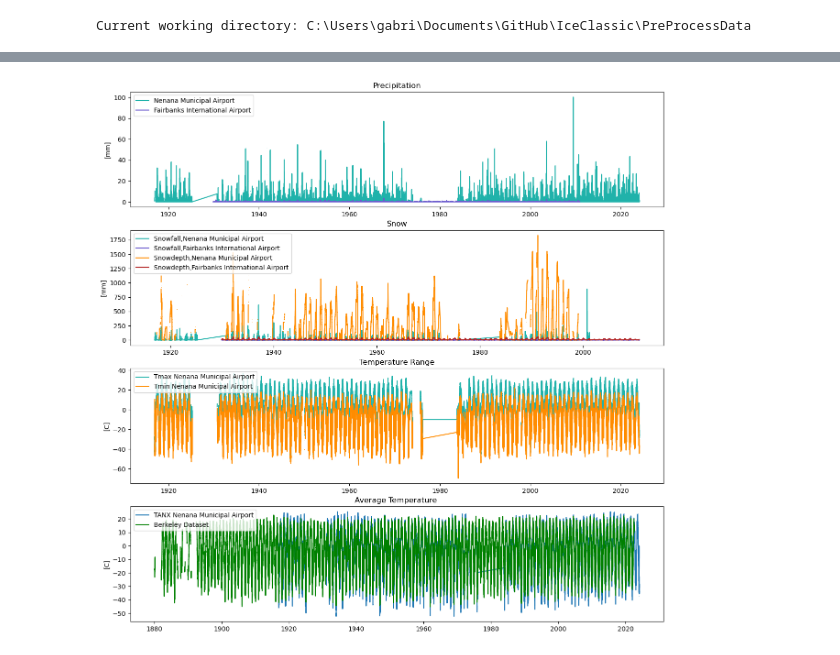
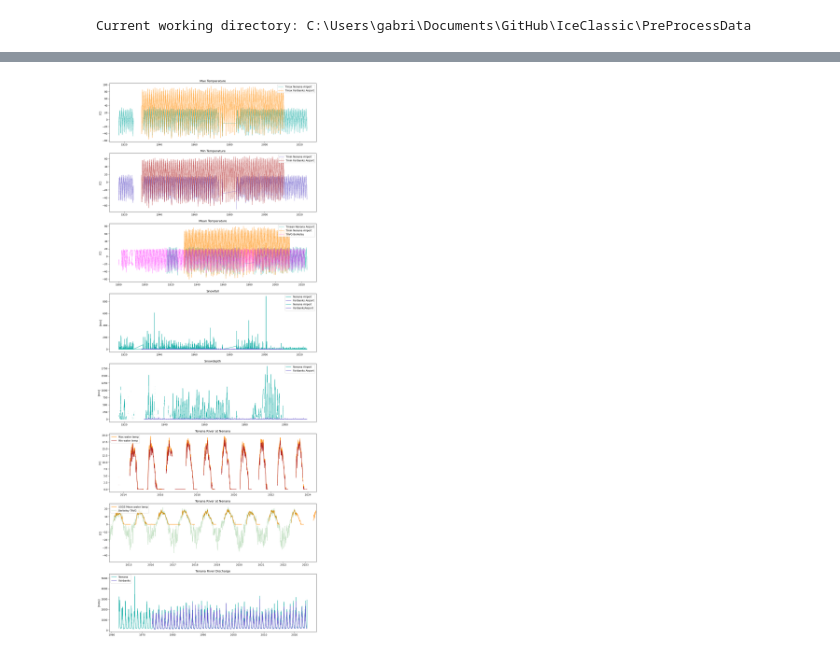
Before and after one commit to iceclassic/sandbox, a Jupyter notebook: PreProcessing.ipynb, the cells around one changed output, grey strips where cells are left out. Saved outputs shown, nothing was run; the diff lists cells and outputs as text; code cells hidden in the pictures.

Commit message:
collecting and vetting data sources

```diff
--- a/PreProcessing.ipynb
+++ b/PreProcessing.ipynb
@@ -41,10 +22,0 @@ The fixed file is adeptly called *Berkeley temp data -Fixed.txt*
-# %%
-# loading 'old'data'
-temp_berkeley= pd.read_csv('Berkeley temp -Fixed.txt',skiprows=23,index_col=0,delimiter='\t')
-temp_berkeley.index = pd.to_datetime(temp_berkeley.index, format='%Y%m%d')
-
-
-#Load 'updated' data
-
-temp_berkeley_updated=pd.read_csv('Berkeley temp data updated.txt',skiprows=48,index_col=0,delimiter=' ' ) # data created following the proceduer indicated in the following cells
-temp_berkeley_updated.index = pd.to_datetime(temp_berkeley_updated.index)
@@ -196,42 +101,83 @@ Fairbanks_pp.set_index('DATE', inplace=True)
 # %%
-fig, ax1 = plt.subplots(4,1,figsize=(15, 15))
+fig, ax1 = plt.subplots(8,1,figsize=(15, 40))
 color1='lightseagreen'
 color2='slateblue'
 color3='darkorange'
 color4='firebrick'
 
-ax1[0].plot(Nenana_pp['PRCP'],marker=',',label="Nenana Municipal Airport",color=color1)
-ax1[0].plot(Fairbanks_pp['PRCP'],marker=',',label="Fairbanks International Airport",color=color2)
+
+
+ax1[0].plot(Nenana_pp['TMAX'],marker=',',label="Tmax Nenana Airport",color=color1,alpha=0.5)
+ax1[0].plot(Fairbanks_pp['TMAX'],marker=',',label="Tmax Fairbanks Airport",color=color3,alpha=0.5)
 ax1[0].tick_params(axis='y')
-ax1[0].set_ylabel("[mm]")
-ax1[0].legend(loc='upper left')
-ax1[0].set_title("Precipitation")
+ax1[0].set_ylabel("[C]")
+ax1[0].legend(loc='upper right')
+ax1[0].set_title("Max Temperature")
 
-ax1[1].plot(Nenana_pp['SNOW'],marker=',',label="Snowfall,Nenana Municipal Airport",color=color1)
-ax1[1].plot(Fairbanks_pp['SNOW'],marker=',',label="Snowfall,Fairbanks International Airport",color=color2)
-ax1[1].plot(Nenana_pp['SNWD'],marker=',',label="Snowdepth,Nenana Municipal Airport",color=color3)
-ax1[1].plot(Fairbanks_pp['SNWD'],marker=',',label="Snowdepth,Fairbanks International Airport",color=color4)
+
+
+ax1[1].plot(Nenana_pp['TMIN'],marker=',',label="Tmin Nenana Airport",color=color2,alpha=0.5)
+ax1[1].plot(Fairbanks_pp['TMIN'],marker=',',label="Tmin Fairbanks Airport",color=color4,alpha=0.5)
 ax1[1].tick_params(axis='y')
-ax1[1].set_ylabel("[mm]")
-ax1[1].legend(loc='upper left')
-ax1[1].set_title("Snow")
+ax1[1].set_ylabel("[C]")
+ax1[1].legend(loc='upper right')
+ax1[1].set_title("Min Temperature")
 
-ax1[2].plot(Nenana_pp['TMAX'],marker=',',label="Tmax Nenana Municipal Airport",color=color1)
-ax1[2].plot(Nenana_pp['TMIN'],marker=',',label="Tmin Nenana Municipal Airport",color=color3)
+
+ax1[2].plot(0.5*(Nenana_pp['TMAX']+Nenana_pp['TMIN']),marker=',',label="Tmean Nenana Airport",color=color1,alpha=0.5)
+ax1[2].plot(0.5*(Fairbanks_pp['TMAX']+Fairbanks_pp['TMIN']),marker=',',label="Tmin Nenana Airport",color=color3,alpha=0.5)
+ax1[2].plot(Temp_Berkeley,marker=',',label="TAVG Berkeley ",color='magenta',alpha=0.3)
+ax1[2].tick_params(axis='y')
 ax1[2].tick_params(axis='y')
 ax1[2].set_ylabel("[C]")
-ax1[2].legend(loc='upper left')
-ax1[2].set_title("Temperature Range")
+ax1[2].legend(loc='upper right')
+ax1[2].set_title("Mean Temperature")
 
 
-ax1[3].plot(0.5*(Nenana_pp['TMAX']+Nenana_pp['TMIN']),marker=',',label="TANX Nenana Municipal Airport")
-ax1[3].plot(temp_berkeley_updated,marker=',',label="Berkeley Dataset",color='green')
+ax1[3].plot(Nenana_pp['PRCP'],marker=',',label="Nenana Airport",color=color1)
+ax1[3].plot(Fairbanks_pp['PRCP'],marker=',',label="Fairbanks Airport",color=color2)
 ax1[3].tick_params(axis='y')
-ax1[3].set_ylabel("[C]")
-ax1[3].legend(loc='upper left')
-ax1[3].set_title("Average Temperature ")
+ax1[3].set_ylabel("[mm]")
+ax1[3].legend(loc='upper right')
+ax1[3].set_title("Precipitation")
 
 
+ax1[3].plot(Nenana_pp['SNOW'],marker=',',label="Nenana Airport",color=color1)
+ax1[3].plot(Fairbanks_pp['SNOW'],marker=',',label="FairbanksAirport",color=color2)
+ax1[3].tick_params(axis='y')
+ax1[3].set_ylabel("[mm]")
+ax1[3].legend(loc='upper right')
+ax1[3].set_title("Snowfall")
+
+
+ax1[4].plot(Nenana_pp['SNWD'],marker=',',label="Nenana Airport",color=color1)
+ax1[4].plot(Fairbanks_pp['SNWD'],marker=',',label="Fairbanks Airport",color=color2)
+ax1[4].tick_params(axis='y')
+ax1[4].set_ylabel("[mm]")
+ax1[4].legend(loc='upper right')
+ax1[4].set_title("Snowdepth")
+
+ax1[5].plot(Nenana_R_1['Max water temp [C]'],marker=',',label="Max water temp",color=color3)
+ax1[5].plot(Nenana_R_1['Min water temp [C]'],marker=',',label="Min water temp",color=color4)
+ax1[5].tick_params(axis='y')
+ax1[5].set_ylabel("[C]")
+ax1[5].legend(loc='upper left')
+ax1[5].set_title("Tenena River at Nenana")
+
+ax1[6].plot(Nenana_R_1['Mean water temp [C]'],marker=',',label="USGS Mean water temp",color=color3)
+ax1[6].plot(temp_berkeley_updated,marker=',',label="Berkeley TAVG",color='green',alpha=0.2)
+ax1[6].tick_params(axis='y')
+ax1[6].set_ylabel("[C]")
+ax1[6].legend(loc='upper left')
+ax1[6].set_title("Tenana River at Nenana")
+ax1[6].set_xlim(pd.Timestamp('2014-02-15'), pd.Timestamp('2023-07-01'))
+
+ax1[7].plot(Nenana_R_1['Mean Discharge [m3/s]'],marker=',',label="Nenana",color=color1)
+ax1[7].plot(Nenana_R_2['Mean Discharge [m3/s]'],marker=',',label="Fairbanks",color=color2)
+ax1[7].tick_params(axis='y')
+ax1[7].set_ylabel("[m3/s]")
+ax1[7].legend(loc='upper left')
+ax1[7].set_title("Tenana River Discharge")
 plt.show()
 # %% [output]
-[figure, old version]
+[figure, new version]
```
Also changed, not shown: parts of 23 cells of this notebook.
